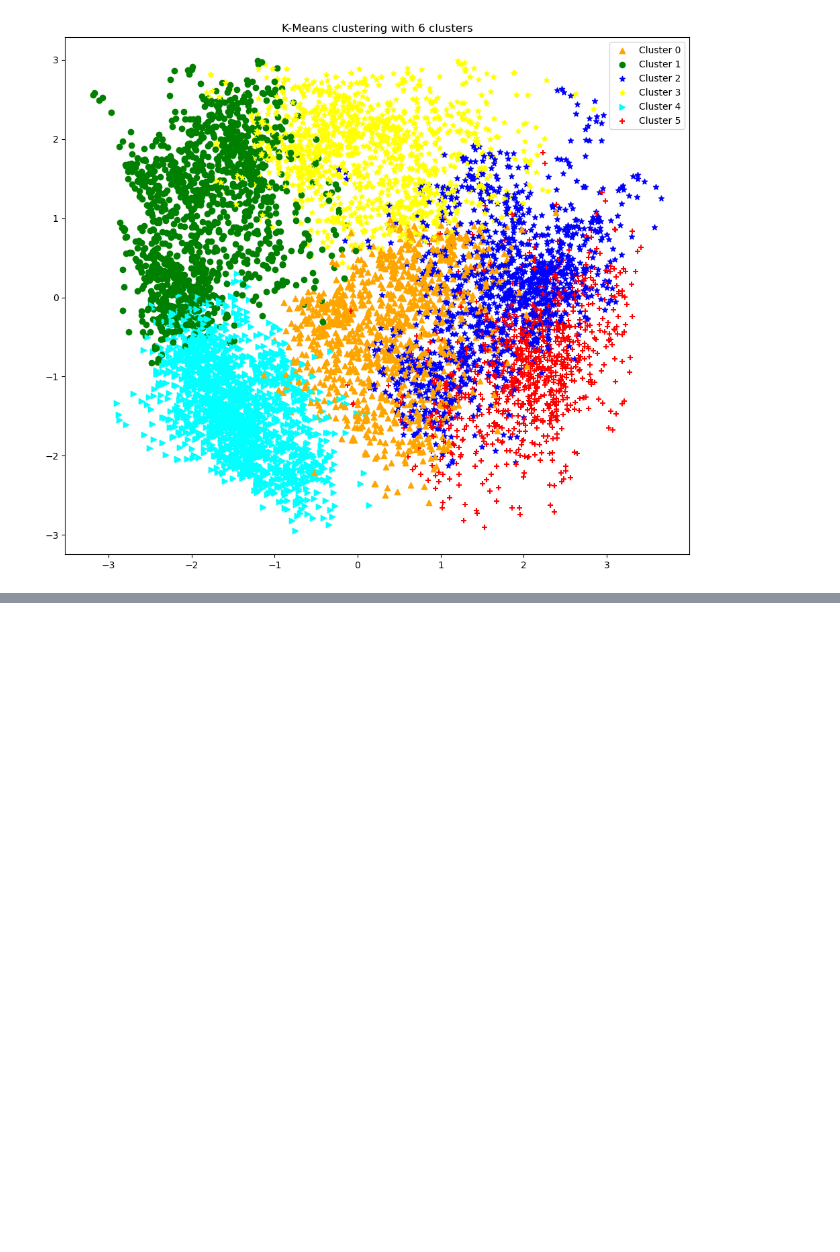
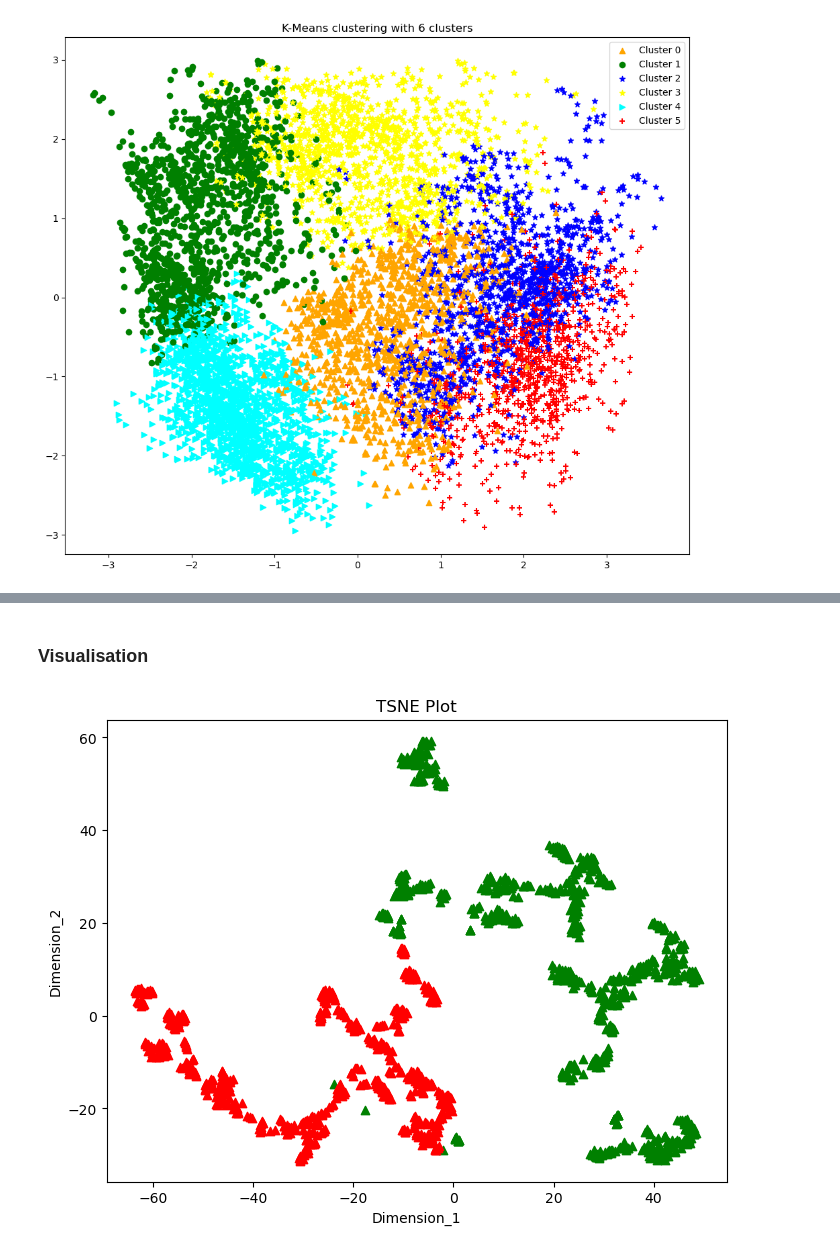
Before and after one commit to ArpitTripathi945/ML_Models_Scratch, a Jupyter notebook: feature_engineering.ipynb, the cells around one changed output, grey strips where cells are left out. Drawn from its saved outputs; the diff is of its cells as text; code cells hidden in the pictures; blank space fills up the shorter version.

Commit message:
TSNE Implementation

```diff
--- a/feature_engineering.ipynb
+++ b/feature_engineering.ipynb
@@ -376,0 +414,3 @@ plt.show()
+# %%
+features = list(data.columns)[:-1]
+target = list(data.columns)[-1]
@@ -376,0 +419,6 @@ plt.show()
+# %%
+from sklearn.preprocessing import StandardScaler
+
+data_norm = data.copy()
+sc = StandardScaler()
+data_norm[features] = sc.fit_transform(data[features])
@@ -376,0 +443,5 @@ plt.show()
+# %%
+from sklearn.manifold import TSNE
+
+tsne = TSNE(learning_rate=500, n_components=2)
+x_tsne = tsne.fit_transform(data_norm[features])
@@ -376,0 +458,2 @@ plt.show()
+# %%
+y = data[target]
@@ -376,0 +475,13 @@ plt.show()
+# %% [markdown]
+### Visualisation
+# %%
+plt.figure(figsize = (8,6))
+plt.scatter(x_tsne[np.where(y==0),0], x_tsne[np.where(y==0), 1], color ="g", marker="^")
+plt.scatter(x_tsne[np.where(y==1),0], x_tsne[np.where(y==1), 1], color ="r", marker="^")
+
+plt.xlabel("Dimension_1")
+plt.ylabel("Dimension_2")
+plt.title("TSNE Plot")
+plt.show()
+# %% [output]
+[figure, added]
```
Also changed, not shown: parts of 11 cells of this notebook, 1 other file.
